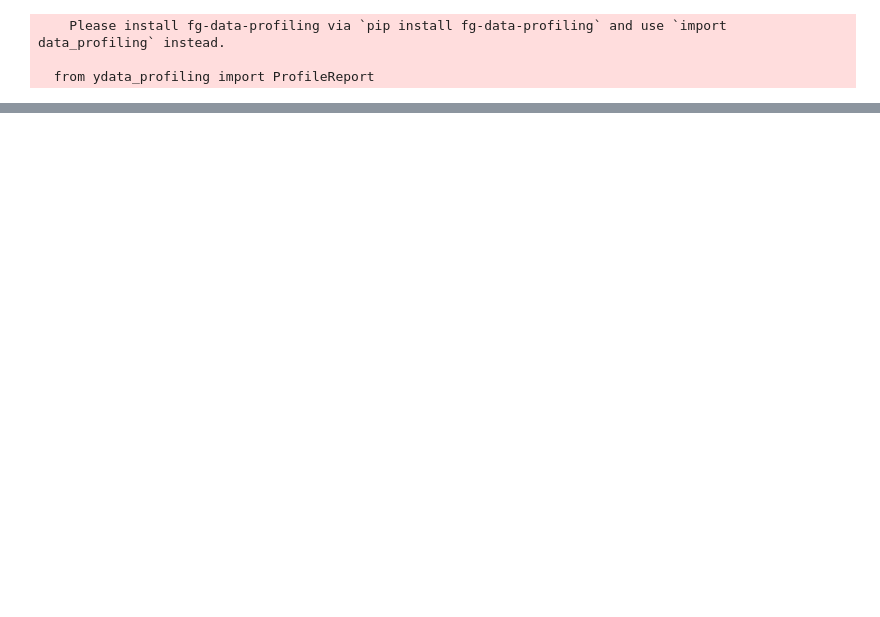
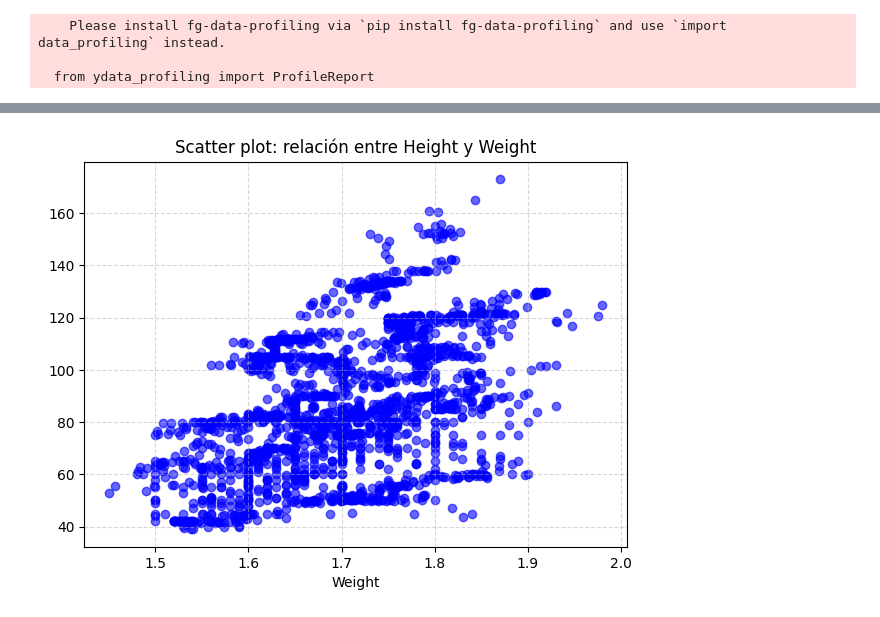
Before and after one commit to AlejoSantamarina/University, a Jupyter notebook: Fundamentos-de-la-Ciencia-de-Datos/TP3/Ejercicio1.ipynb, the cells around one changed output, grey strips where cells are left out. Cells and saved outputs as stored; diff of their text form; code cells hidden in the pictures; blank space fills up the shorter version.

```diff
--- a/Fundamentos-de-la-Ciencia-de-Datos/TP3/Ejercicio1.ipynb
+++ b/Fundamentos-de-la-Ciencia-de-Datos/TP3/Ejercicio1.ipynb
@@ -27,0 +26,16 @@ print(coeficiente_correlacion)
+# %%
+#Generar scatter plots.
+import matplotlib.pyplot as plt
+
+plt.figure(figsize=(7,5))
+plt.scatter(df[variable_1], df[variable_2], alpha=0.6, color="blue")
+
+plt.xlabel(variable_1)
+plt.xlabel(variable_2)
+plt.title(f"Scatter plot: relación entre {variable_1} y {variable_2}")
+
+plt.grid(True, linestyle="--", alpha=0.5)
+
+plt.show()
+# %% [output]
+[figure, added]
```
Also changed, not shown: parts of 1 cell of this notebook, 6 other files.
